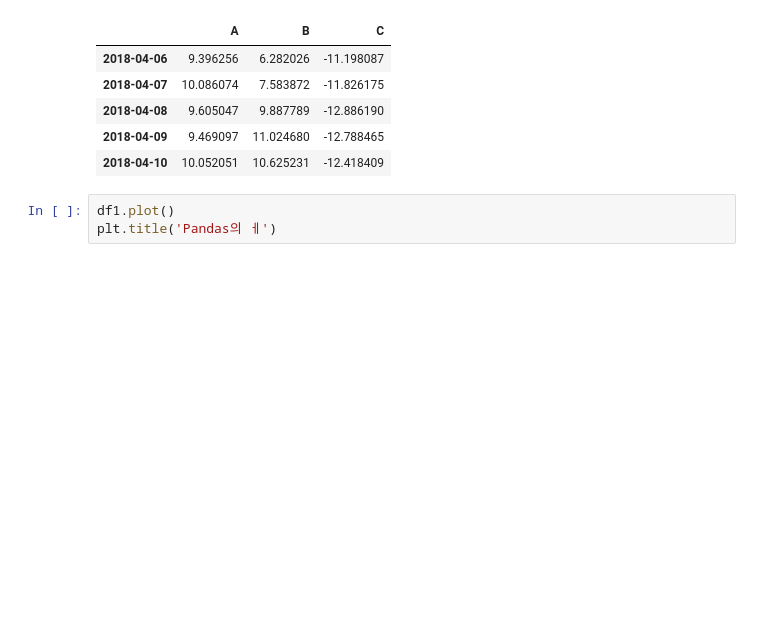
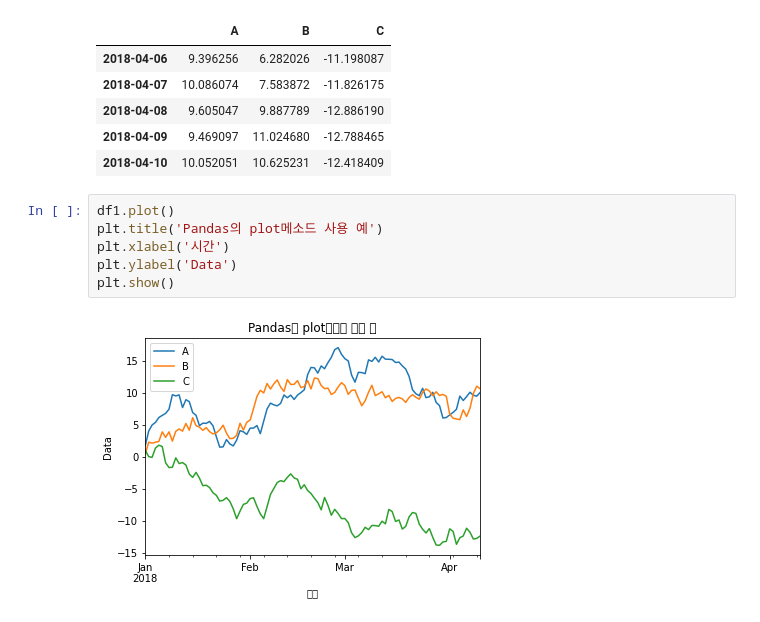
Before and after one commit to Jung-jieun/numpy-pandas, a Jupyter notebook: visualization/Pandas 시각화 기능.ipynb, the cells around one changed output. Drawn from its saved outputs; the diff is of its cells as text; blank space fills up the shorter version.

```diff
--- a/visualization/Pandas 시각화 기능.ipynb
+++ b/visualization/Pandas 시각화 기능.ipynb
@@ -17,4 +17,9 @@ df1.tail()
 | 2018-04-10 | 10.052051 | 10.625231 | -12.418409 |
 # %%
 df1.plot()
-plt.title('Pandas의 ㅔ')
+plt.title('Pandas의 plot메소드 사용 예')
+plt.xlabel('시간')
+plt.ylabel('Data')
+plt.show()
+# %% [output]
+[figure, added]
```
